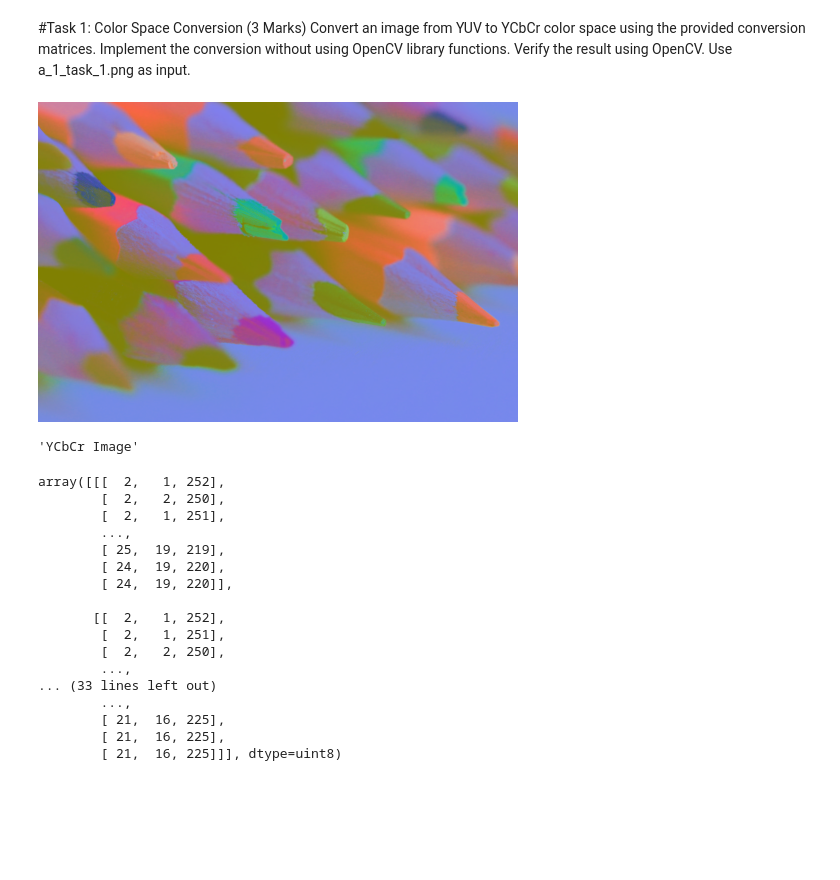
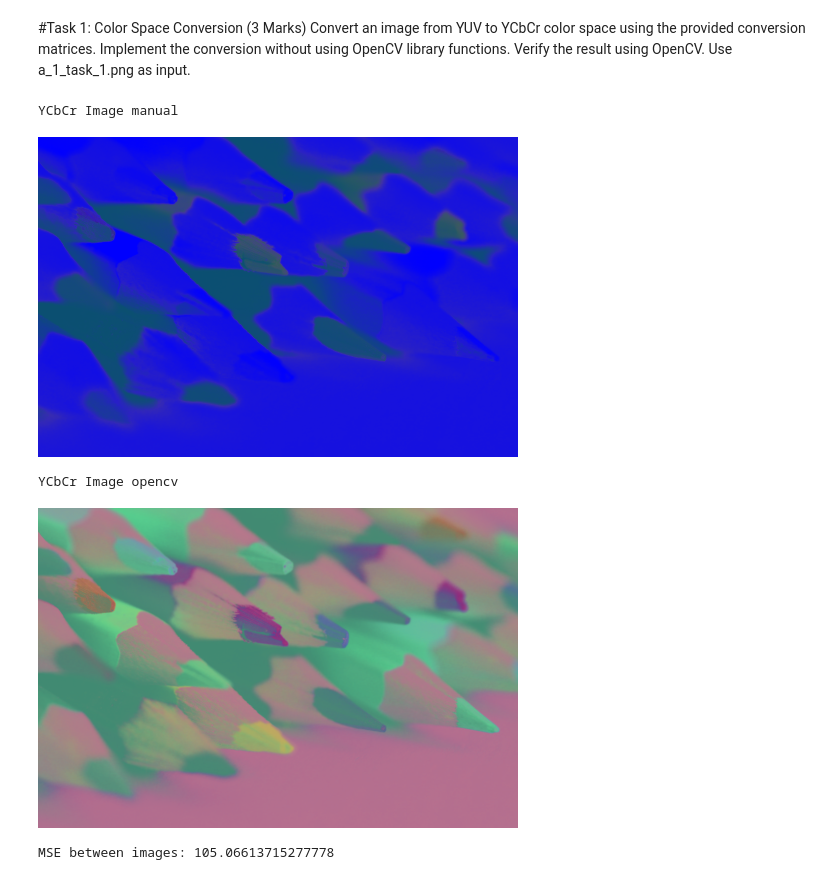
Before and after one commit to NehaKumari500092077/Visual-Computing, a Jupyter notebook: Assignment1_task1.ipynb, the cells around one changed output. Drawn from its saved outputs; the diff is of its cells as text; code cells hidden in the pictures; blank space fills up the shorter version.

```diff
--- a/Assignment1_task1.ipynb
+++ b/Assignment1_task1.ipynb
@@ -3,15 +3,11 @@
 # %% [markdown]
 #Task 1: Color Space Conversion (3 Marks)
 Convert an image from YUV to YCbCr color space using the provided conversion matrices. Implement the conversion without using OpenCV library functions. Verify the result using OpenCV. Use a_1_task_1.png as input.
-# %%
-from PIL import Image
-img = Image.open("/content/a_1_task_1.png")
-display(img)
-# %% [output]
-[figure, removed]
 # %%
 import numpy as np
 from PIL import Image
+import cv2
+from google.colab.patches import cv2_imshow
 
 # YUV to RGB conversion
 def convert_yuv_to_rgb(input_img):
@@ -54,54 +50,50 @@ def convert_rgb_to_ycbcr(rgb_img):
   # normalize it in the range [0, 1]
   rgb_img_array = rgb_img_array / 255.0
 
   # reshape and transpose it
   rgb_img_array = rgb_img_array.reshape(-1, 3).T
 
   # matrix transformation
   ycbcr_img = np.dot(conversion_matrix, rgb_img_array)
 
   # clip values [0, 1], and reshaping into image format
   ycbcr_img = np.clip(ycbcr_img * 255.0, 0, 255)
 
   ycbcr_img = ycbcr_img.astype(np.uint8).T
 
   ycbcr_img = ycbcr_img.reshape(rgb_img.size[1], rgb_img.size[0], 3)
 
-  return Image.fromarray(ycbcr_img)
+  return ycbcr_img
 
 
 # open input image
 input_img = Image.open("/content/a_1_task_1.png")
 
 #convert input image (YUV) to RGB
 rgb_img = convert_yuv_to_rgb(input_img)
 
 #convert RGB to YCbCr
 ycbcr_img = convert_rgb_to_ycbcr(rgb_img)
 
-# save image YCbCr Image
-ycbcr_img.save('a_1_task_1_ouput.png')
+print("YCbCr Image manual")
+cv2_imshow(ycbcr_img)
 
 # varify using openCv
-import cv2 as cv
-ycbcr_output_img = cv.imread("/content/a_1_task_1_ouput.png")
-display("YCbCr Image", ycbcr_output_img)
+
+yuv_image_opencv = cv2.imread("/content/a_1_task_1.png")
+
+# Convert BGR to YCbCr (YCbCr is essentially the same as YUV in OpenCV terms)
+ycbcr_image_opencv = cv2.cvtColor(yuv_image_opencv, cv2.COLOR_BGR2YCrCb)
+print("YCbCr Image opencv")
+cv2_imshow(ycbcr_image_opencv)
+
+
+# Calculate the Mean Squared Error (MSE)
+mse = calculate_mse(ycbcr_img, ycbcr_image_opencv)
+print(f'MSE between images: {mse}')
 # %% [output]
-'YCbCr Image'
+YCbCr Image manual
+[figure, added]
-array([[[  2,   1, 252],
-        [  2,   2, 250],
-        [  2,   1, 251],
-        ...,
-        [ 25,  19, 219],
-        [ 24,  19, 220],
-        [ 24,  19, 220]],
-
-       [[  2,   1, 252],
-        [  2,   1, 251],
-        [  2,   2, 250],
-        ...,
-... (33 lines left out)
-        ...,
-        [ 21,  16, 225],
-        [ 21,  16, 225],
-        [ 21,  16, 225]]], dtype=uint8)
+YCbCr Image opencv
+[figure, added]
+MSE between images: 105.06613715277778
```
Also changed, not shown: parts of 1 cell of this notebook.
